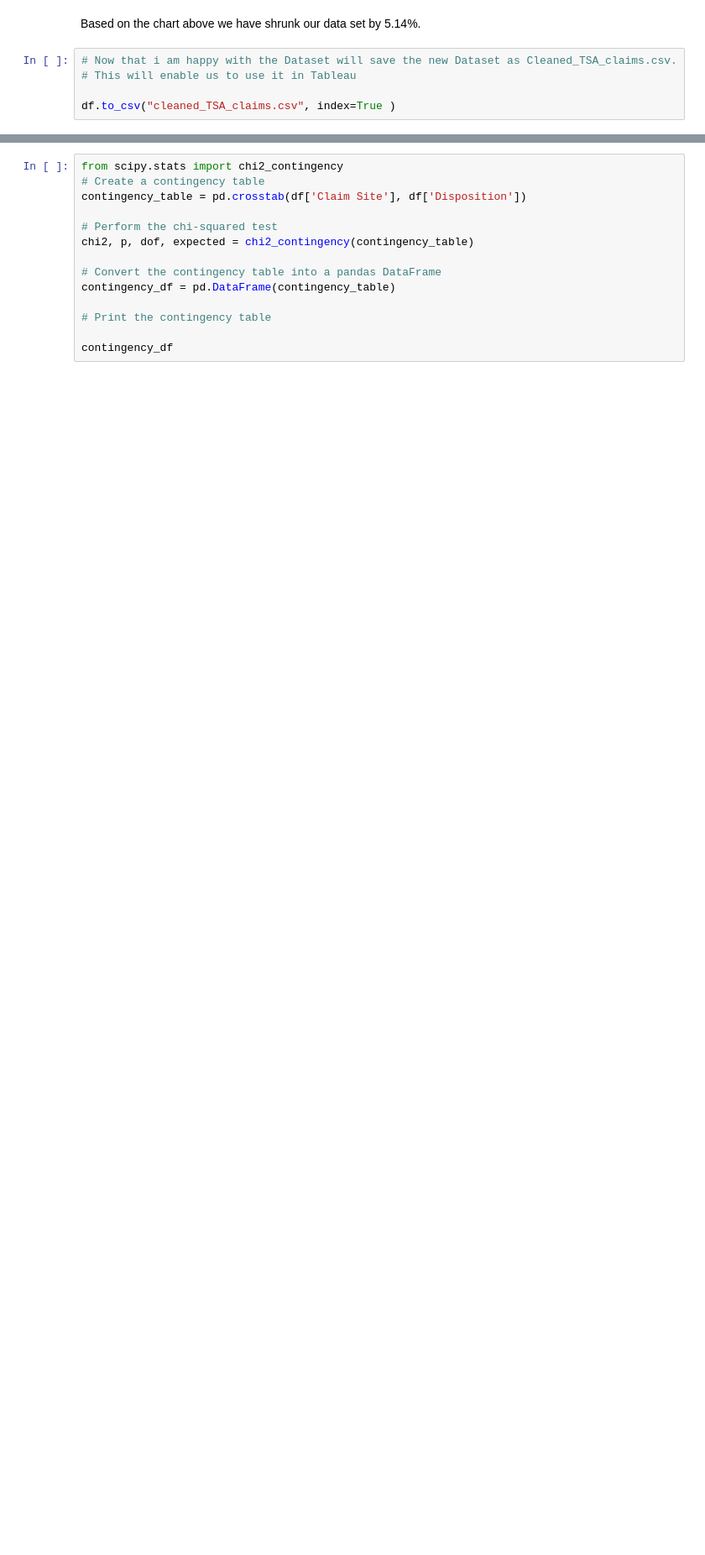
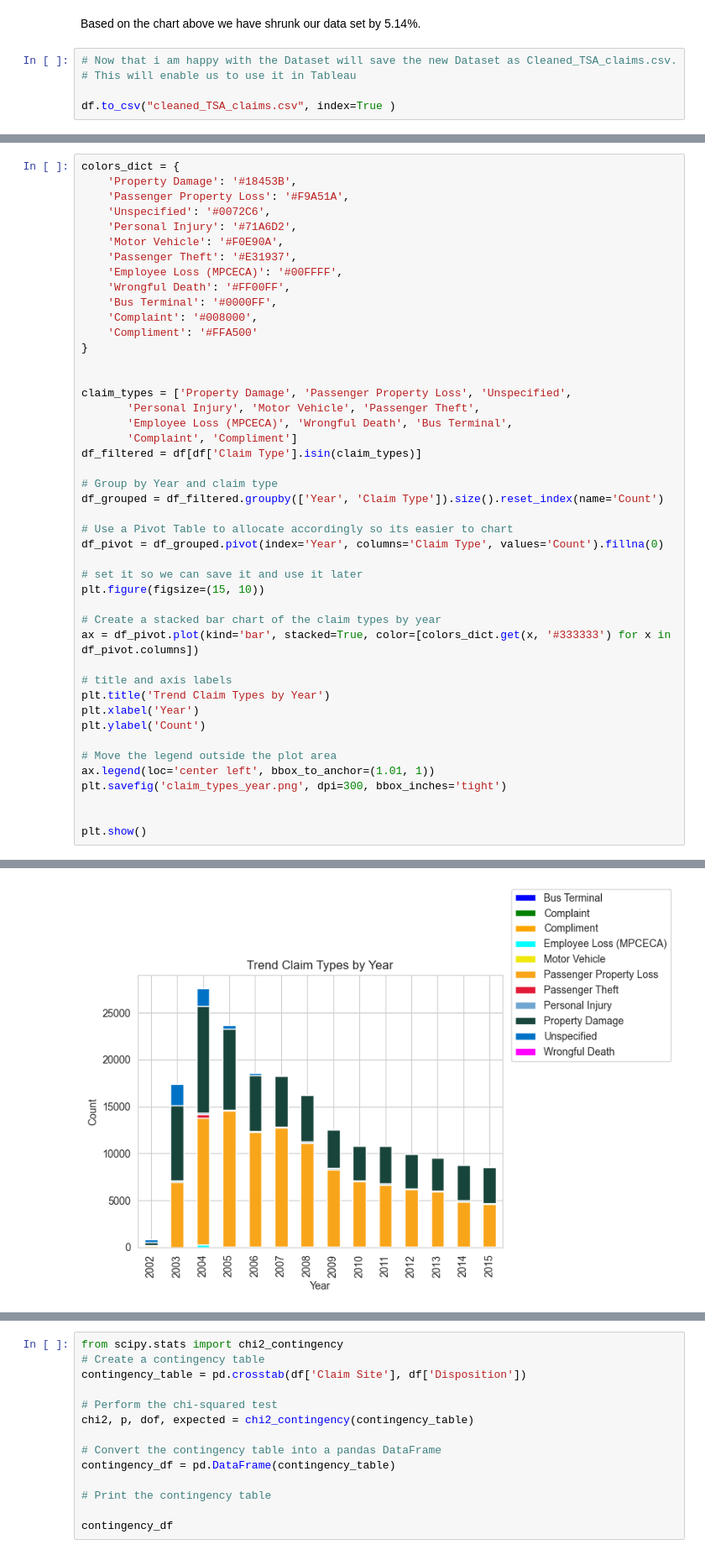
Before and after one commit to Jaomar92/capstone2, a Jupyter notebook: capstone2.ipynb, the cells around one changed output, grey strips where cells are left out. Shown at 84% size. Cells and saved outputs as stored; diff of their text form; blank space fills up the shorter version.

```diff
--- a/capstone2.ipynb
+++ b/capstone2.ipynb
@@ -1010,0 +670,46 @@ plt.show()
+# %%
+colors_dict = {
+    'Property Damage': '#18453B',
+    'Passenger Property Loss': '#F9A51A',
+    'Unspecified': '#0072C6',
+    'Personal Injury': '#71A6D2',
+    'Motor Vehicle': '#F0E90A',
+    'Passenger Theft': '#E31937',
+    'Employee Loss (MPCECA)': '#00FFFF',
+    'Wrongful Death': '#FF00FF',
+    'Bus Terminal': '#0000FF',
+    'Complaint': '#008000',
+    'Compliment': '#FFA500'
+}
+
+
+claim_types = ['Property Damage', 'Passenger Property Loss', 'Unspecified',
+       'Personal Injury', 'Motor Vehicle', 'Passenger Theft',
+       'Employee Loss (MPCECA)', 'Wrongful Death', 'Bus Terminal',
+       'Complaint', 'Compliment']
+df_filtered = df[df['Claim Type'].isin(claim_types)]
+
+# Group by Year and claim type
+df_grouped = df_filtered.groupby(['Year', 'Claim Type']).size().reset_index(name='Count')
+
+# Use a Pivot Table to allocate accordingly so its easier to chart
+df_pivot = df_grouped.pivot(index='Year', columns='Claim Type', values='Count').fillna(0)
+
+# set it so we can save it and use it later
+plt.figure(figsize=(15, 10))
+
+# Create a stacked bar chart of the claim types by year
+ax = df_pivot.plot(kind='bar', stacked=True, color=[colors_dict.get(x, '#333333') for x in df_pivot.columns])
+
+# title and axis labels
+plt.title('Trend Claim Types by Year')
+plt.xlabel('Year')
+plt.ylabel('Count')
+
+# Move the legend outside the plot area
+ax.legend(loc='center left', bbox_to_anchor=(1.01, 1))
+plt.savefig('claim_types_year.png', dpi=300, bbox_inches='tight')
+
+
+plt.show()
+# %% [output]
@@ -1010,0 +717 @@ plt.show()
+[figure, added]
```
Also changed, not shown: parts of 99 cells of this notebook, 11 other files.
